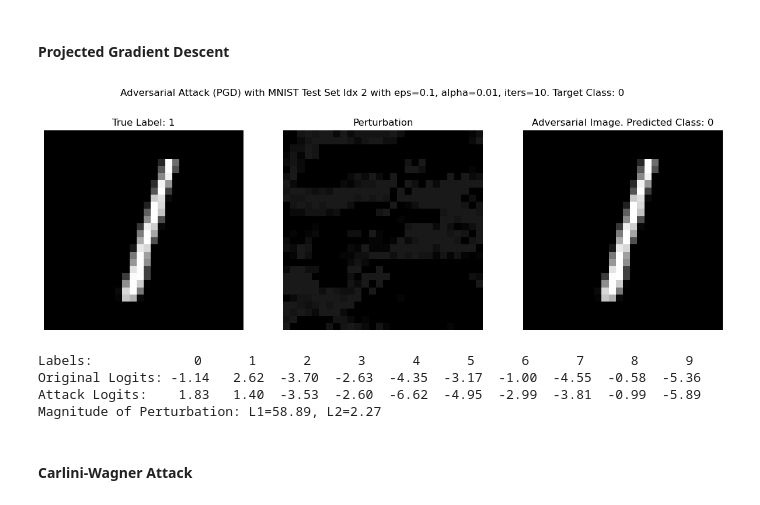
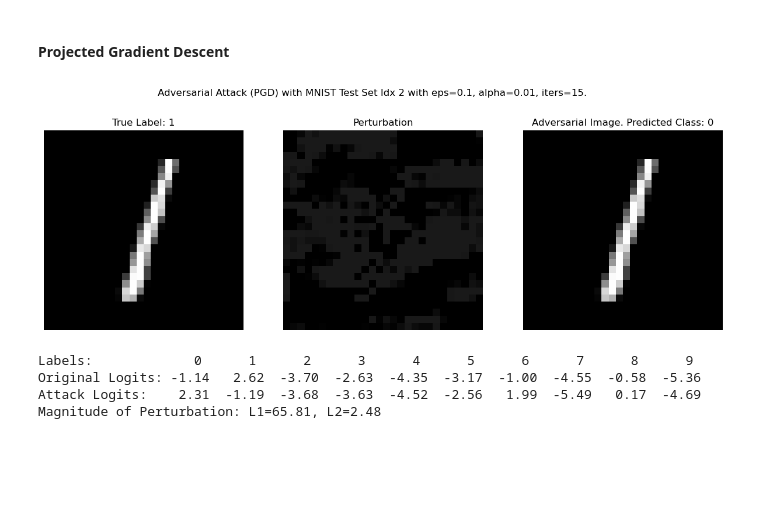
Before and after one commit to ncarolan/lenet-5, a Jupyter notebook: lenet.ipynb, the cells around one changed output. Drawn from its saved outputs; the diff is of its cells as text; code cells hidden in the pictures; blank space fills up the shorter version.

Commit message:
Add targeted+untargeted impls for FGSM and PGD.

```diff
--- a/lenet.ipynb
+++ b/lenet.ipynb
@@ -429,16 +494,15 @@ Magnitude of Perturbation: L1=52.08, L2=2.50
 # %% [markdown]
 #### Projected Gradient Descent
 # %%
-def pgd(model: torch.nn.Module, image: torch.Tensor, label: int, epsilon: float, alpha: float, num_iter: int, y_target: int):
+def pgd_targeted(model: torch.nn.Module, image: torch.Tensor, epsilon: float, alpha: float, num_iter: int, y_target: int):
     """
     Returns a targeted adversarial example found with projected gradient descent.
 
     Referencing https://adversarial-ml-tutorial.org/adversarial_examples/
 
     Args:
-        model (nn.Module): Classifier
-        image (torch.Tensor): Starter image
-        label (int): True label of image
+        model (nn.Module)
+        image (torch.Tensor)
         epsilon (float): Maximum allowed perturbation size
         alpha (float): "Learning rate" / step size
         num_iter (int): Number of iterations of gradient descent (ascent)
@@ -462,39 +526,67 @@ def pgd(model: torch.nn.Module, image: torch.Tensor, label: int, epsilon: float,
 
     adversarial_image = image + delta
     return adversarial_image.detach(), delta.detach()
+
+def pgd(model: torch.nn.Module, image: torch.Tensor, epsilon: float, alpha: float, num_iter: int, label: int):
+    """
+    Returns a untargeted adversarial example found with projected gradient descent.
+
+    Args:
+        model (nn.Module): Classifier
+        image (torch.Tensor): Starter image
+        epsilon (float): Maximum allowed perturbation size
+        alpha (float): "Learning rate" / step size
+        num_iter (int): Number of iterations of gradient descent (ascent)
+        label (int): True label of image
+
+    Returns:
+        adversarial_image, perturbation (Tuple[torch.Tensor, torch.Tensor]): Modified image and the adversarial perturbation.
+    """
+    if image.ndim == 3:
+        image = image.unsqueeze(0)  # Add batch dim if needed
+    image = image.clone().detach().requires_grad_(True)
+
+    delta = torch.zeros_like(image, requires_grad=True)
+    for t in range(num_iter):
+        yp = model(image + delta)
+        loss = nn.CrossEntropyLoss(reduction='sum')(yp, torch.tensor([label]))
+        model.zero_grad()
+        loss.backward()
+        delta.data = (delta + alpha*delta.grad.detach().sign()).clamp(-epsilon,epsilon)
+        delta.grad.zero_()
+
+    adversarial_image = image + delta
+    return adversarial_image.detach(), delta.detach()
 # %%
 test_idx = 2  #@param
 epsilon = 0.1
 alpha = 1e-2
-num_iter = 10
-y_target = 0
+num_iter = 15
 x, y = test_x[test_idx], test_y[test_idx]
 
-attack_img, perturbation = pgd(lenet5, x, y, epsilon, alpha, num_iter, y_target)
+attack_img, perturbation = pgd(lenet5, x, epsilon, alpha, num_iter, y)
 attack_logits = lenet5(attack_img)
 y_pred = int(attack_logits.argmax(axis=1))
 
 fig, ax = plt.subplots(1, 3, figsize=(15, 5))
-plt.suptitle(f'Adversarial Attack (PGD) with MNIST Test Set Idx {test_idx} with eps={epsilon}, alpha={alpha}, iters={num_iter}. Target Class: {y_target}')
+plt.suptitle(f'Adversarial Attack (PGD) with MNIST Test Set Idx {test_idx} with eps={epsilon}, alpha={alpha}, iters={num_iter}.')
 ax[0].imshow(x.squeeze(), cmap='grey'); ax[0].set_title(f'True Label: {y}'); ax[0].axis("off")
 ax[1].imshow(perturbation.squeeze(), cmap='grey', vmin=0, vmax=1); ax[1].set_title(f'Perturbation'); ax[1].axis("off")
 ax[2].imshow(attack_img.squeeze(), cmap='grey'); ax[2].set_title(f'Adversarial Image. Predicted Class: {y_pred}'); ax[2].axis("off"); plt.show()
 
 # Compare logits before and after attack
 attack_logits = attack_logits.squeeze().tolist()
 real_logits = lenet5(x.unsqueeze(0)).squeeze().tolist()
 labels = [i for i in range(10)]
 print("Labels:        " + " ".join(f"{i:6d}" for i in labels))
 print("Original Logits:" + " ".join(f"{x:6.2f}" for x in real_logits))
 print("Attack Logits:  " + " ".join(f"{x:6.2f}" for x in attack_logits))
 
 l1, l2 = l1_distance(x, attack_img), l2_distance(x, attack_img)
 print(f'Magnitude of Perturbation: L1={l1:.2f}, L2={l2:.2f}')
 # %% [output]
-[figure, old version]
+[figure, new version]
 Labels:             0      1      2      3      4      5      6      7      8      9
 Original Logits: -1.14   2.62  -3.70  -2.63  -4.35  -3.17  -1.00  -4.55  -0.58  -5.36
-Attack Logits:    1.83   1.40  -3.53  -2.60  -6.62  -4.95  -2.99  -3.81  -0.99  -5.89
-Magnitude of Perturbation: L1=58.89, L2=2.27
+Attack Logits:    2.31  -1.19  -3.68  -3.63  -4.52  -2.56   1.99  -5.49   0.17  -4.69
+Magnitude of Perturbation: L1=65.81, L2=2.48
-# %% [markdown]
-#### Carlini-Wagner Attack
```
Also changed, not shown: parts of 7 cells of this notebook.
